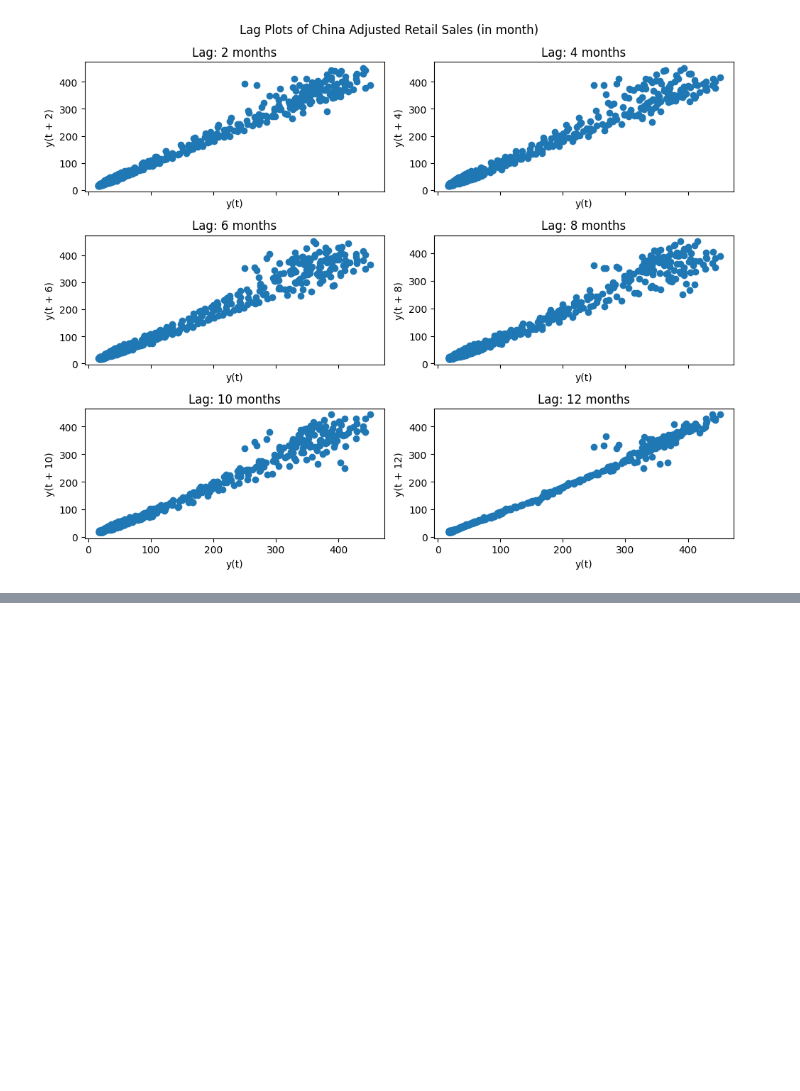
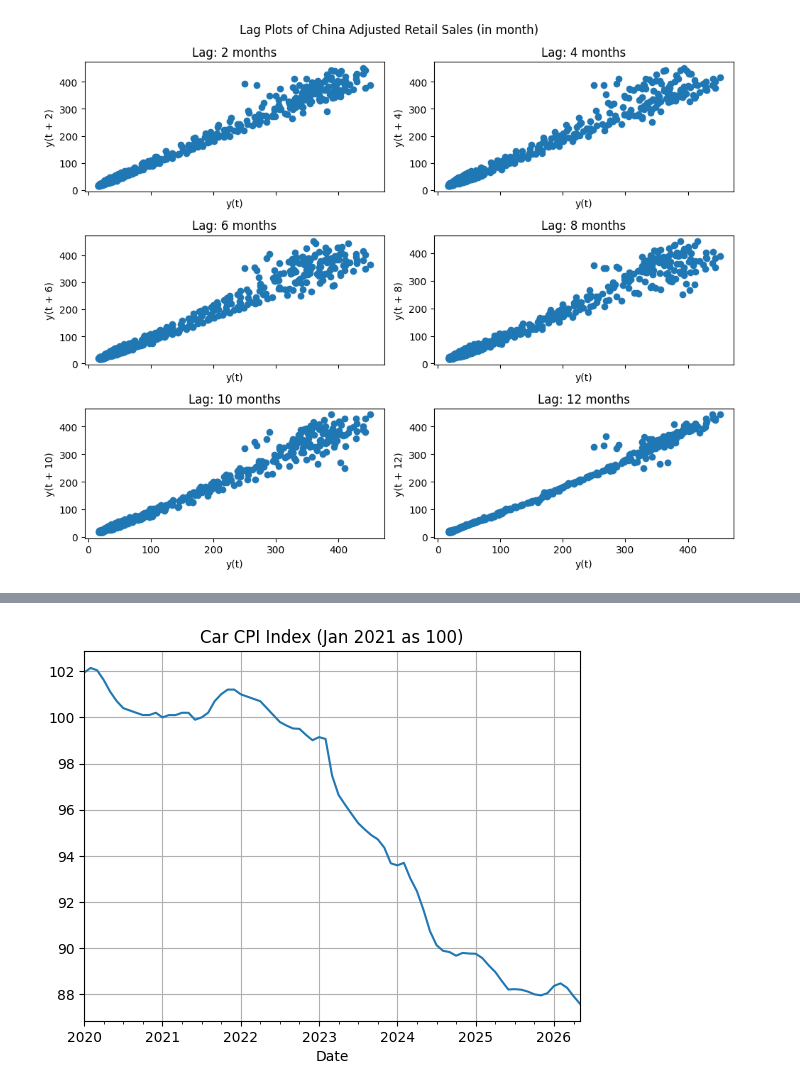
Before and after one commit to FlyingCuteCats/Freetime-Projects, a Jupyter notebook: China Retail Sales/Process.ipynb, the cells around one changed output, grey strips where cells are left out. Saved outputs shown, nothing was run; the diff lists cells and outputs as text; code cells hidden in the pictures; blank space fills up the shorter version.

```diff
--- a/China Retail Sales/Process.ipynb
+++ b/China Retail Sales/Process.ipynb
@@ -301,0 +447,9 @@ cn_ppi['Diff (C-O)'].plot(title='CPI-PPI Output')
+# %%
+cncarcpi = pd.read_csv('CN Car CPI Index.csv', date_format='%Y-%m-%d')
+cncarcpi['Date'] = pd.to_datetime(cncarcpi['Date'])
+cncarcpi = cncarcpi.set_index('Date')
+# %%
+cncarcpi['Car CPI Index'].plot(title='Car CPI Index (Jan 2021 as 100)')
+plt.grid(which='major')
+# %% [output]
+[figure, added]
```
Also changed, not shown: parts of 26 cells of this notebook, 3 other files.
